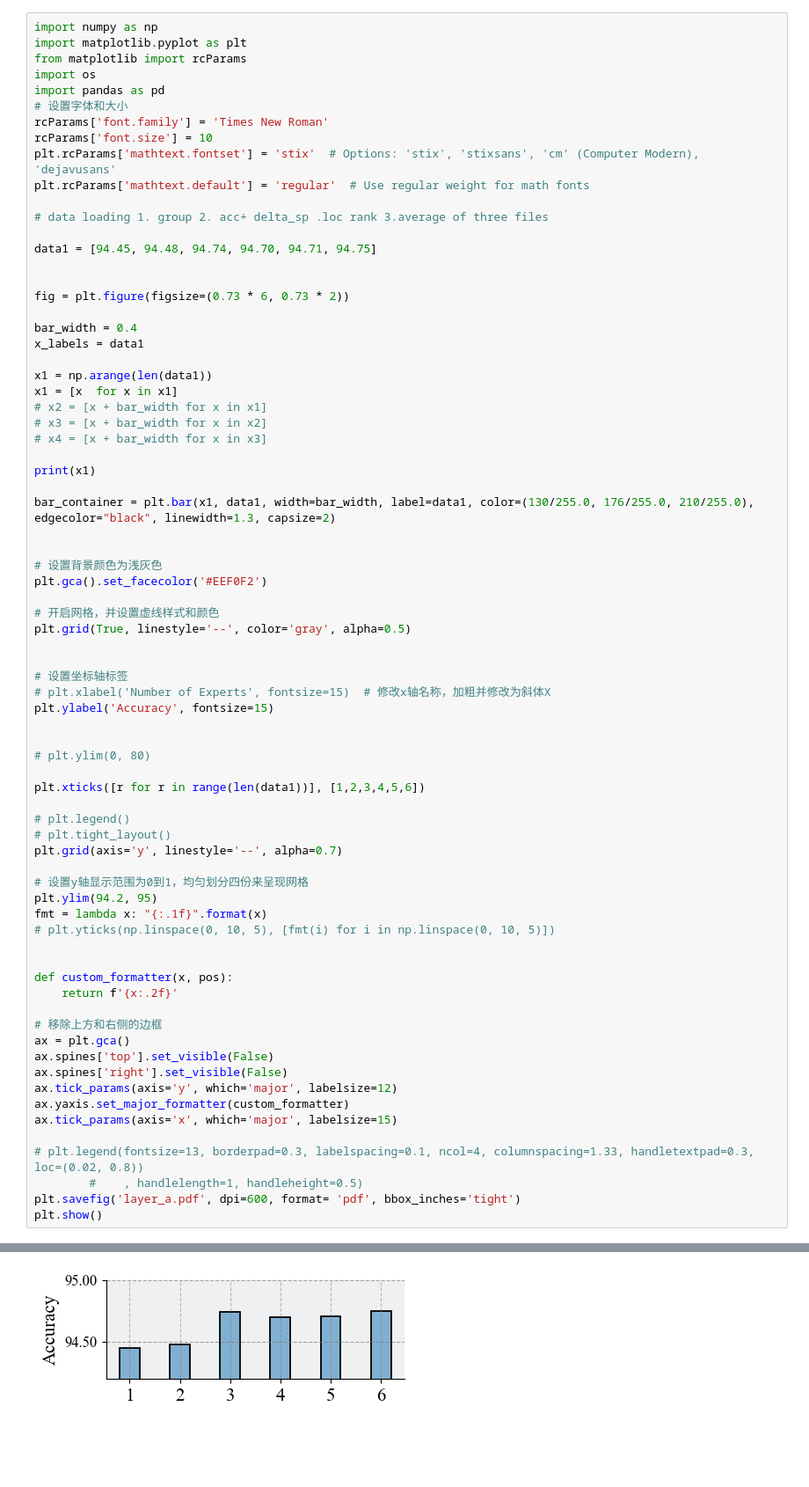
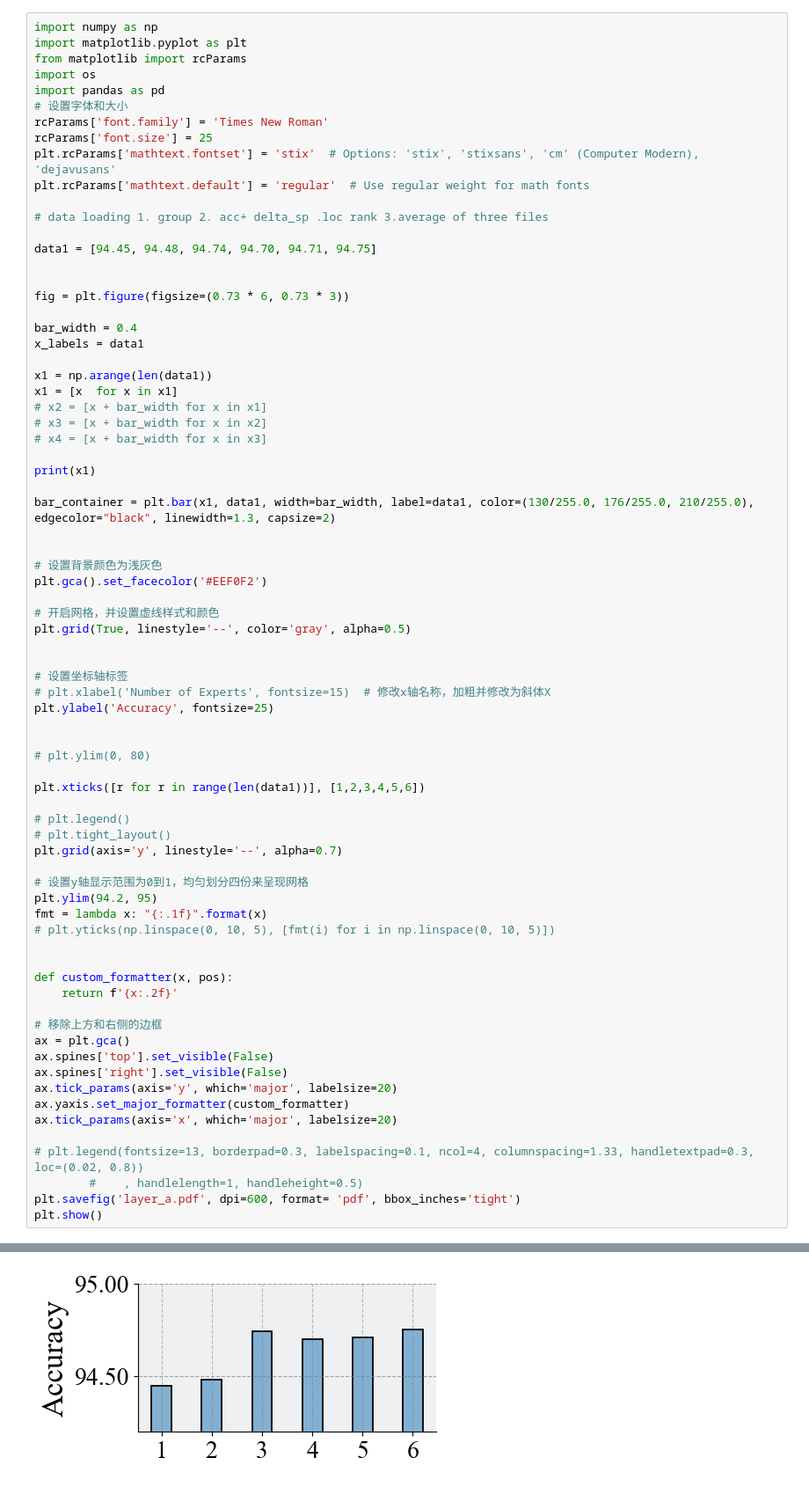
Before and after one commit to nguyen599/BrainMAP, a Jupyter notebook: fig/layer.ipynb, the cells around one changed output, grey strips where cells are left out. Shown at 88% size. Drawn from its saved outputs; the diff is of its cells as text; blank space fills up the shorter version.

Commit message:
new figures added

```diff
--- a/fig/layer.ipynb
+++ b/fig/layer.ipynb
@@ -6,7 +6,7 @@ import os
 import pandas as pd
 # 设置字体和大小
 rcParams['font.family'] = 'Times New Roman'
-rcParams['font.size'] = 10
+rcParams['font.size'] = 25
 plt.rcParams['mathtext.fontset'] = 'stix'  # Options: 'stix', 'stixsans', 'cm' (Computer Modern), 'dejavusans'
 plt.rcParams['mathtext.default'] = 'regular'  # Use regular weight for math fonts
 
@@ -15,7 +15,7 @@ plt.rcParams['mathtext.default'] = 'regular'  # Use regular weight for math font
 data1 = [94.45, 94.48, 94.74, 94.70, 94.71, 94.75]
 
 
-fig = plt.figure(figsize=(0.73 * 6, 0.73 * 2))
+fig = plt.figure(figsize=(0.73 * 6, 0.73 * 3))
 
 bar_width = 0.4
 x_labels = data1
@@ -40,41 +40,41 @@ plt.grid(True, linestyle='--', color='gray', alpha=0.5)
 
 # 设置坐标轴标签
 # plt.xlabel('Number of Experts', fontsize=15)  # 修改x轴名称，加粗并修改为斜体X
-plt.ylabel('Accuracy', fontsize=15)
+plt.ylabel('Accuracy', fontsize=25)
 
 
 # plt.ylim(0, 80)
 
 plt.xticks([r for r in range(len(data1))], [1,2,3,4,5,6])
 
 # plt.legend()
 # plt.tight_layout()
 plt.grid(axis='y', linestyle='--', alpha=0.7)
 
 # 设置y轴显示范围为0到1，均匀划分四份来呈现网格
 plt.ylim(94.2, 95)
 fmt = lambda x: "{:.1f}".format(x)
 # plt.yticks(np.linspace(0, 10, 5), [fmt(i) for i in np.linspace(0, 10, 5)])
 
 
 def custom_formatter(x, pos):
     return f'{x:.2f}'
 
 # 移除上方和右侧的边框
 ax = plt.gca()
 ax.spines['top'].set_visible(False)
 ax.spines['right'].set_visible(False)
-ax.tick_params(axis='y', which='major', labelsize=12)
+ax.tick_params(axis='y', which='major', labelsize=20)
 ax.yaxis.set_major_formatter(custom_formatter)
-ax.tick_params(axis='x', which='major', labelsize=15)
+ax.tick_params(axis='x', which='major', labelsize=20)
 
 # plt.legend(fontsize=13, borderpad=0.3, labelspacing=0.1, ncol=4, columnspacing=1.33, handletextpad=0.3, loc=(0.02, 0.8))
         #    , handlelength=1, handleheight=0.5)
 plt.savefig('layer_a.pdf', dpi=600, format= 'pdf', bbox_inches='tight')
 plt.show()
 # %% [output]
 [0, 1, 2, 3, 4, 5]
-[figure, old version]
+[figure, new version]
 # %%
 import numpy as np
 import matplotlib.pyplot as plt
```
Also changed, not shown: parts of 3 cells of this notebook, 6 other files.
